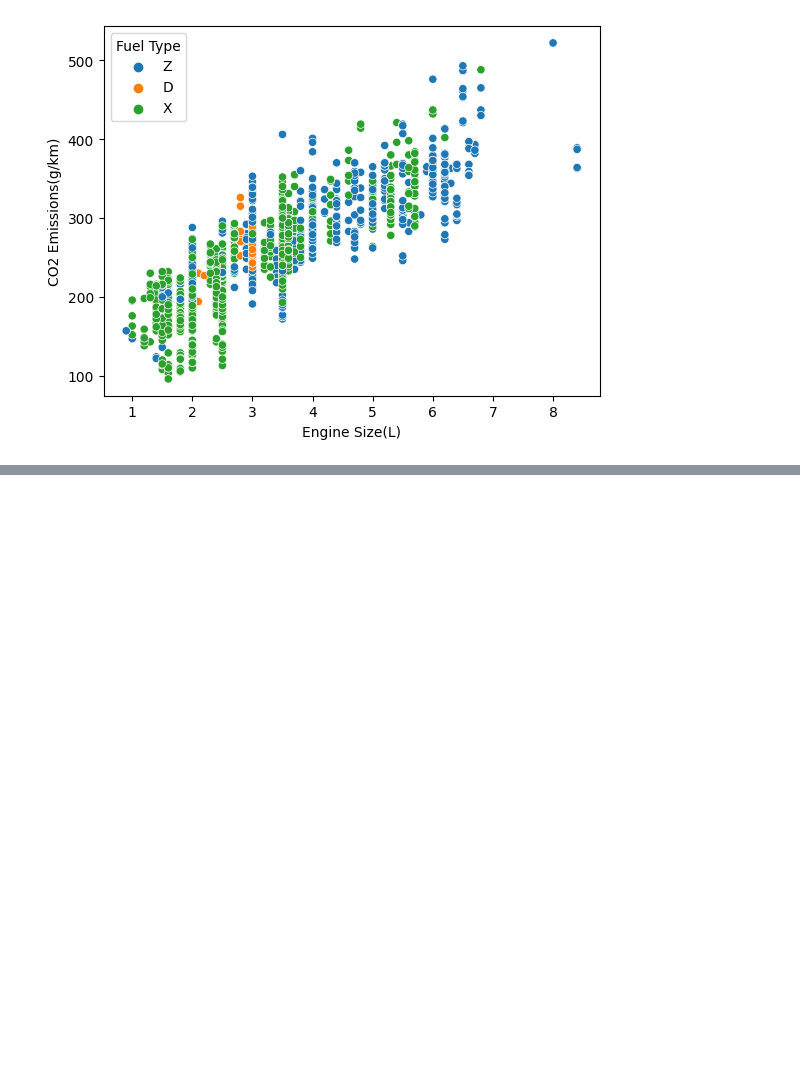
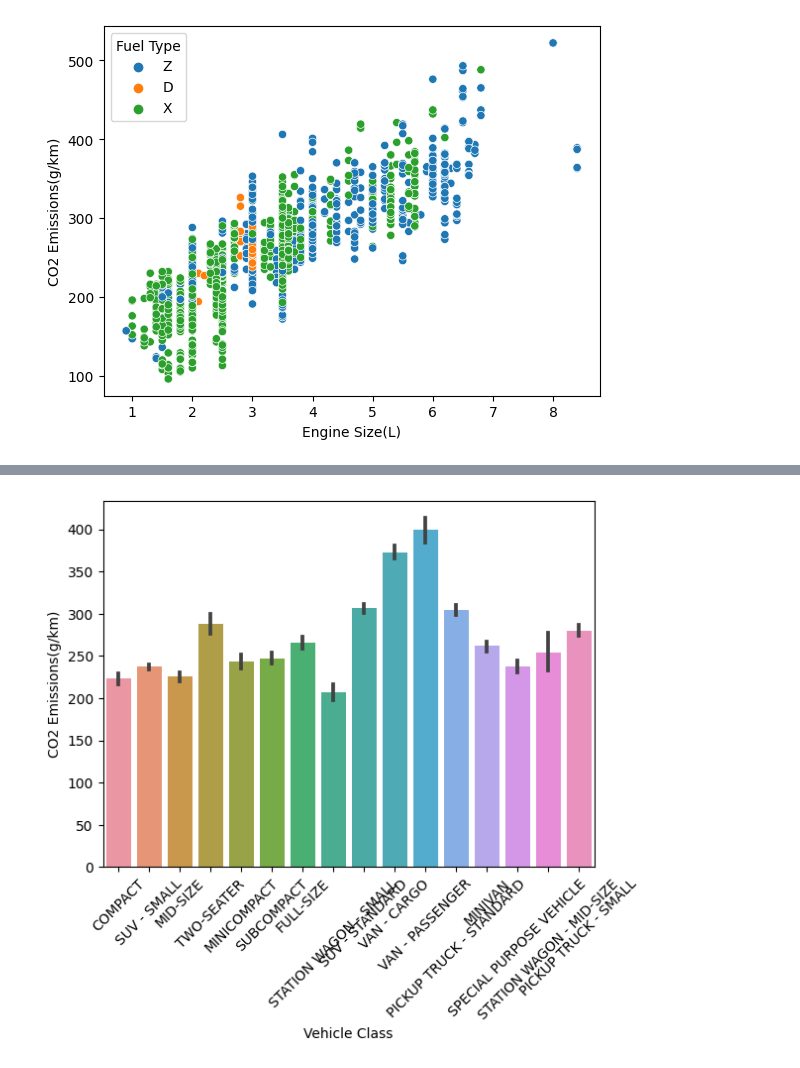
Before and after one commit to shivam188132/100days_ml, a Jupyter notebook: mlplayground.ipynb, the cells around one changed output, grey strips where cells are left out. Cells and saved outputs as stored; diff of their text form; code cells hidden in the pictures; blank space fills up the shorter version.

```diff
--- a/mlplayground.ipynb
+++ b/mlplayground.ipynb
@@ -509,0 +528,6 @@ sns.scatterplot(x='Engine Size(L)', y='CO2 Emissions(g/km)', hue='Fuel Type', da
+# %%
+sns.barplot(x='Vehicle Class', y='CO2 Emissions(g/km)', data=cleaned_df)
+plt.xticks(rotation=45)  # Rotate labels by 45 degrees
+plt.show()
+# %% [output]
+[figure, added]
```
Also changed, not shown: parts of 8 cells of this notebook.
